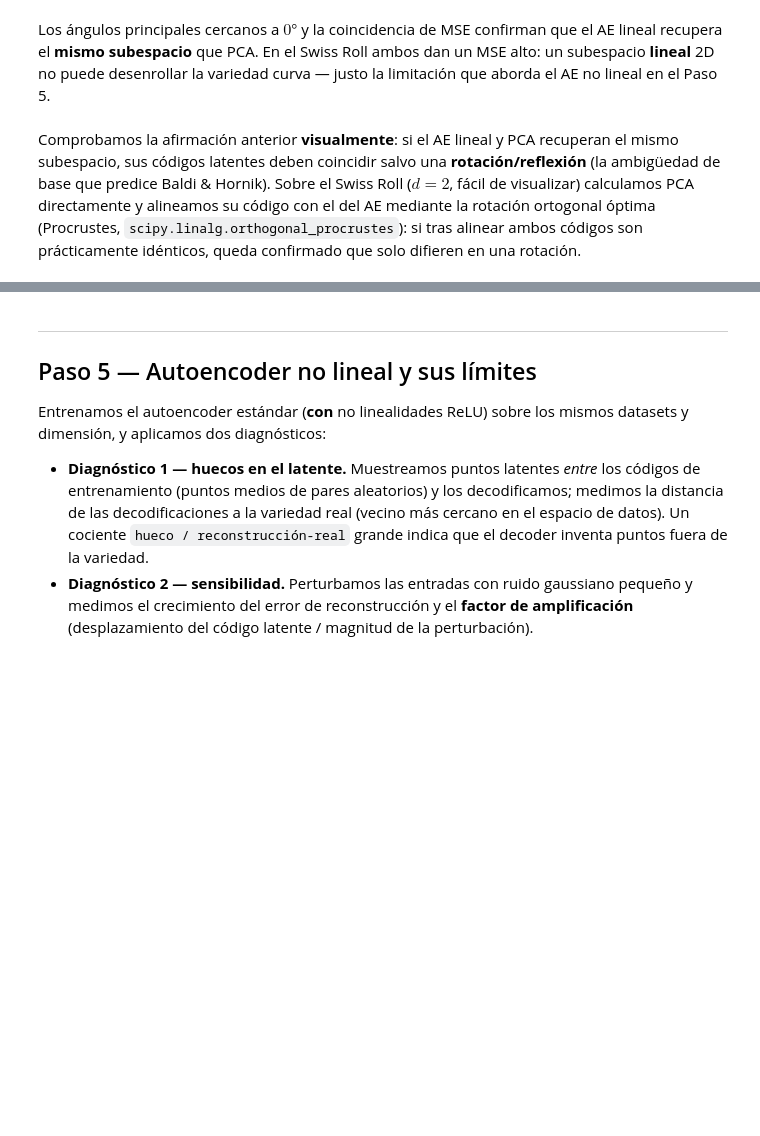
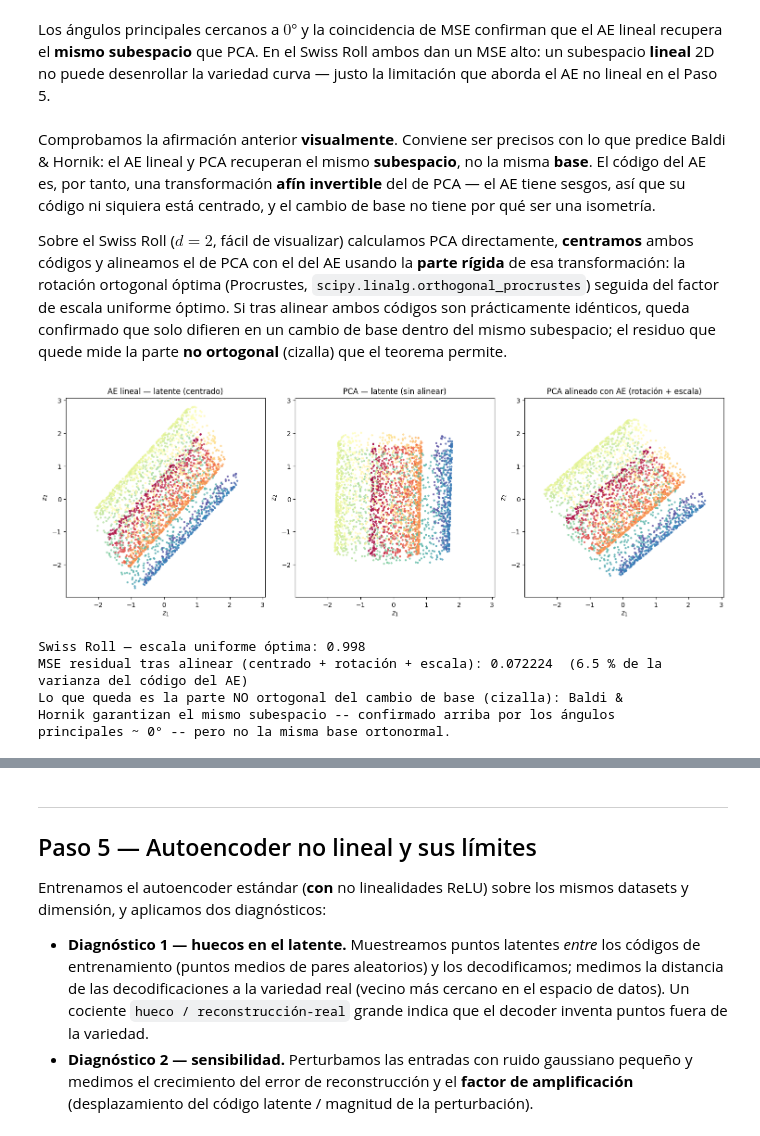
Before and after one commit to diegomonino/Aprendizaje-de-Variedades-y-Reduccion-de-Dimension-mediante-Autoencoders, a Jupyter notebook: notebooks/experimento_principal.ipynb, the cells around one changed output, grey strips where cells are left out. Saved outputs shown, nothing was run; the diff lists cells and outputs as text; code cells hidden in the pictures; blank space fills up the shorter version.

```diff
--- a/notebooks/experimento_principal.ipynb
+++ b/notebooks/experimento_principal.ipynb
@@ -252,41 +424,79 @@ el AE lineal recupera el **mismo subespacio** que PCA. En el Swiss Roll ambos
 dan un MSE alto: un subespacio **lineal** 2D no puede desenrollar la variedad
 curva — justo la limitación que aborda el AE no lineal en el Paso 5.
 # %% [markdown]
-Comprobamos la afirmación anterior **visualmente**: si el AE lineal y PCA
-recuperan el mismo subespacio, sus códigos latentes deben coincidir salvo una
-**rotación/reflexión** (la ambigüedad de base que predice Baldi & Hornik).
-Sobre el Swiss Roll ($d=2$, fácil de visualizar) calculamos PCA directamente
-y alineamos su código con el del AE mediante la rotación ortogonal óptima
-(Procrustes, `scipy.linalg.orthogonal_procrustes`): si tras alinear ambos
-códigos son prácticamente idénticos, queda confirmado que solo difieren en
-una rotación.
+Comprobamos la afirmación anterior **visualmente**. Conviene ser precisos con
+lo que predice Baldi & Hornik: el AE lineal y PCA recuperan el mismo
+**subespacio**, no la misma **base**. El código del AE es, por tanto, una
+transformación **afín invertible** del de PCA — el AE tiene sesgos, así que
+su código ni siquiera está centrado, y el cambio de base no tiene por qué ser
+una isometría.
+
+Sobre el Swiss Roll ($d=2$, fácil de visualizar) calculamos PCA directamente,
+**centramos** ambos códigos y alineamos el de PCA con el del AE usando la
+**parte rígida** de esa transformación: la rotación ortogonal óptima
+(Procrustes, `scipy.linalg.orthogonal_procrustes`) seguida del factor de
+escala uniforme óptimo. Si tras alinear ambos códigos son prácticamente
+idénticos, queda confirmado que solo difieren en un cambio de base dentro del
+mismo subespacio; el residuo que quede mide la parte **no ortogonal**
+(cizalla) que el teorema permite.
 # %%
-# Swiss Roll: espacio latente del AE lineal vs PCA (deben coincidir salvo rotación).
+# Swiss Roll: espacio latente del AE lineal vs PCA (deben coincidir salvo un
+# cambio de base dentro del mismo subespacio).
 from sklearn.decomposition import PCA
 from scipy.linalg import orthogonal_procrustes
 
 ds, meta, X = DATA["swiss_roll"]
 d = get_latent_dim("swiss_roll")
 z_ae = LATENT["swiss_roll"]["linear_AE"]
 
 pca = PCA(n_components=d)
 z_pca = pca.fit_transform(X)
 
-# Rotación ortogonal óptima que alinea el código PCA con el del AE (Procrustes).
-R, _ = orthogonal_procrustes(z_pca, z_ae)
-z_pca_aligned = z_pca @ R
+# PCA centra sus códigos por construcción; el AE lineal, que tiene sesgos, no.
+# Centramos ambos y alineamos con la parte RÍGIDA del cambio de base: rotación
+# ortogonal óptima (Procrustes) + factor de escala uniforme óptimo.
+z_ae_c  = z_ae - z_ae.mean(axis=0)
+z_pca_c = z_pca - z_pca.mean(axis=0)
+R, _ = orthogonal_procrustes(z_pca_c, z_ae_c)
+z_rot = z_pca_c @ R
+scale = float(np.sum(z_rot * z_ae_c) / np.sum(z_rot ** 2))
+z_pca_aligned = z_rot * scale
 
 fig, (a1, a2, a3) = plt.subplots(1, 3, figsize=(15, 5))
-a1.scatter(z_ae[:, 0], z_ae[:, 1], c=ds.labels, cmap="Spectral", s=5, alpha=0.7)
-a1.set_title("AE lineal — latente"); a1.set_xlabel("$z_1$"); a1.set_ylabel("$z_2$")
-a2.scatter(z_pca[:, 0], z_pca[:, 1], c=ds.labels, cmap="Spectral", s=5, alpha=0.7)
-a2.set_title("PCA — latente (sin alinear)"); a2.set_xlabel("$z_1$"); a2.set_ylabel("$z_2$")
-a3.scatter(z_pca_aligned[:, 0], z_pca_aligned[:, 1], c=ds.labels, cmap="Spectral", s=5, alpha=0.7)
-a3.set_title("PCA alineado con AE (rotación óptima)"); a3.set_xlabel("$z_1$"); a3.set_ylabel("$z_2$")
+panels = [(a1, z_ae_c,        "AE lineal — latente (centrado)"),
+          (a2, z_pca_c,       "PCA — latente (sin alinear)"),
+          (a3, z_pca_aligned, "PCA alineado con AE (rotación + escala)")]
+for ax, z, title in panels:
+    ax.scatter(z[:, 0], z[:, 1], c=ds.labels, cmap="Spectral", s=5, alpha=0.7)
+    ax.set_title(title); ax.set_xlabel("$z_1$"); ax.set_ylabel("$z_2$")
+
+# Misma escala en los tres paneles (mismos límites en x/y y aspecto igual):
+# así la única diferencia visible entre el AE y el PCA alineado puede ser la
+# forma, nunca un cambio de zoom.
+lo = min(float(z[:, :2].min()) for _, z, _ in panels)
+hi = max(float(z[:, :2].max()) for _, z, _ in panels)
+pad = 0.05 * (hi - lo)
+for ax, _, _ in panels:
+    ax.set_xlim(lo - pad, hi + pad)
+    ax.set_ylim(lo - pad, hi + pad)
+    ax.set_aspect("equal")
+
 plt.tight_layout()
 plt.savefig(os.path.join(FIG_DIR, "step4_ae_vs_pca_latent.png"), dpi=150, bbox_inches="tight")
 plt.show()
 
-resid_mse = float(np.mean((z_pca_aligned - z_ae) ** 2))
-print(f"MSE entre el latente del AE y el de PCA tras alinear con la rotación óptima: {resid_mse:.6f}")
-print("(un valor cercano a 0 confirma que ambos códigos coinciden salvo rotación/reflexión)")
+resid_mse = float(np.mean((z_pca_aligned - z_ae_c) ** 2))
+var_ae    = float(np.mean(z_ae_c ** 2))
+print(f"Swiss Roll — escala uniforme óptima: {scale:.3f}")
+print(f"MSE residual tras alinear (centrado + rotación + escala): {resid_mse:.6f}  "
+      f"({100 * resid_mse / var_ae:.1f} % de la varianza del código del AE)")
+print("Lo que queda es la parte NO ortogonal del cambio de base (cizalla): Baldi &")
+print("Hornik garantizan el mismo subespacio -- confirmado arriba por los ángulos")
+print("principales ~ 0° -- pero no la misma base ortonormal.")
+# %% [output]
+[figure, added]
+Swiss Roll — escala uniforme óptima: 0.998
+MSE residual tras alinear (centrado + rotación + escala): 0.072224  (6.5 % de la varianza del código del AE)
+Lo que queda es la parte NO ortogonal del cambio de base (cizalla): Baldi &
+Hornik garantizan el mismo subespacio -- confirmado arriba por los ángulos
+principales ~ 0° -- pero no la misma base ortonormal.
```
Also changed, not shown: parts of 37 cells of this notebook, 13 other files.
